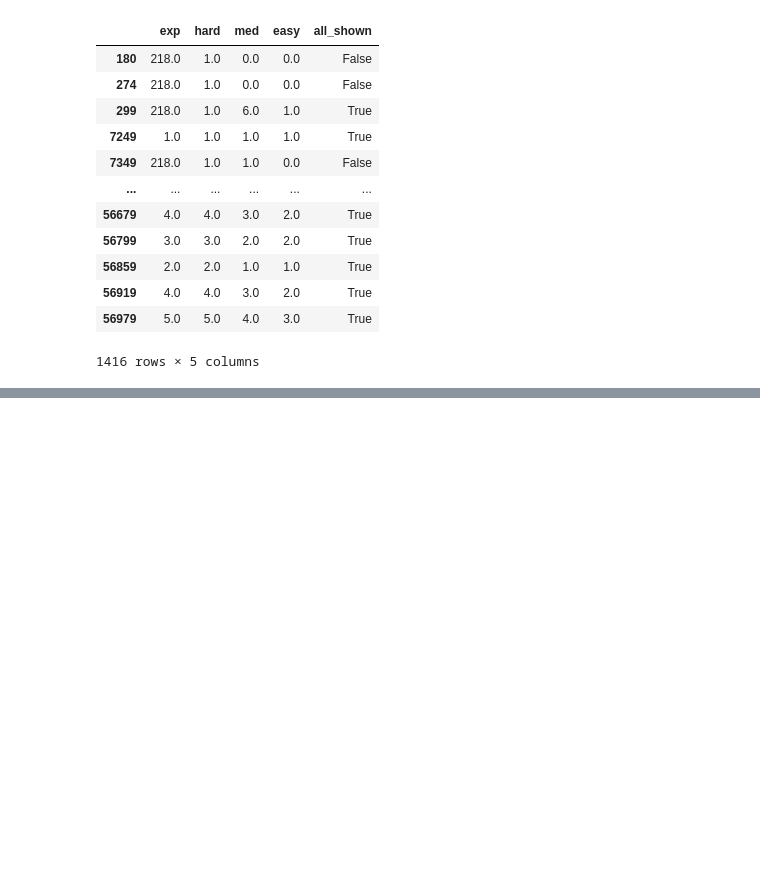
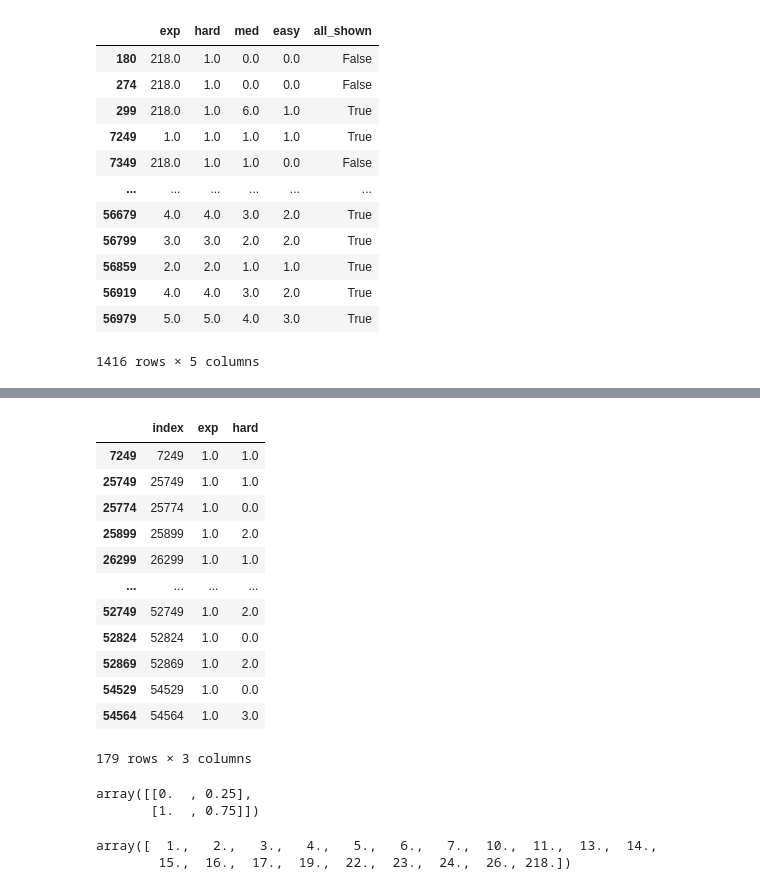
Before and after one commit to elliottwaissbluth/tensor-hero, a Jupyter notebook: Difficulty_anal/diff_explore.ipynb, the cells around one changed output, grey strips where cells are left out. Saved outputs shown, nothing was run; the diff lists cells and outputs as text; code cells hidden in the pictures; blank space fills up the shorter version.

```diff
--- a/Difficulty_anal/diff_explore.ipynb
+++ b/Difficulty_anal/diff_explore.ipynb
@@ -340,0 +376,16 @@ percentages
+# %%
+df_train_1.loc[df_train_1['exp']== 1.0]
+# %% [output]
+|  | index | exp | hard |
+| 7249 | 7249 | 1.0 | 1.0 |
+| 25749 | 25749 | 1.0 | 1.0 |
+| 25774 | 25774 | 1.0 | 0.0 |
+| 25899 | 25899 | 1.0 | 2.0 |
+| 26299 | 26299 | 1.0 | 1.0 |
+| ... | ... | ... | ... |
+| 52749 | 52749 | 1.0 | 2.0 |
+| 52824 | 52824 | 1.0 | 0.0 |
+| 52869 | 52869 | 1.0 | 2.0 |
+| 54529 | 54529 | 1.0 | 0.0 |
+| 54564 | 54564 | 1.0 | 3.0 |
+179 rows × 3 columns
@@ -340,0 +394,12 @@ percentages
+# %%
+np.array(list(dict(zip(uniques, counts / len(d1))).items()))
+# %% [output]
+array([[0.  , 0.25],
+       [1.  , 0.75]])
+# %%
+exp_uniques, counts = np.unique(df_train['exp'], return_counts=True)
+exp_uniques
+#counts
+# %% [output]
+array([  1.,   2.,   3.,   4.,   5.,   6.,   7.,  10.,  11.,  13.,  14.,
+        15.,  16.,  17.,  19.,  22.,  23.,  24.,  26., 218.])
```
Also changed, not shown: parts of 8 cells of this notebook, 1 other file.
